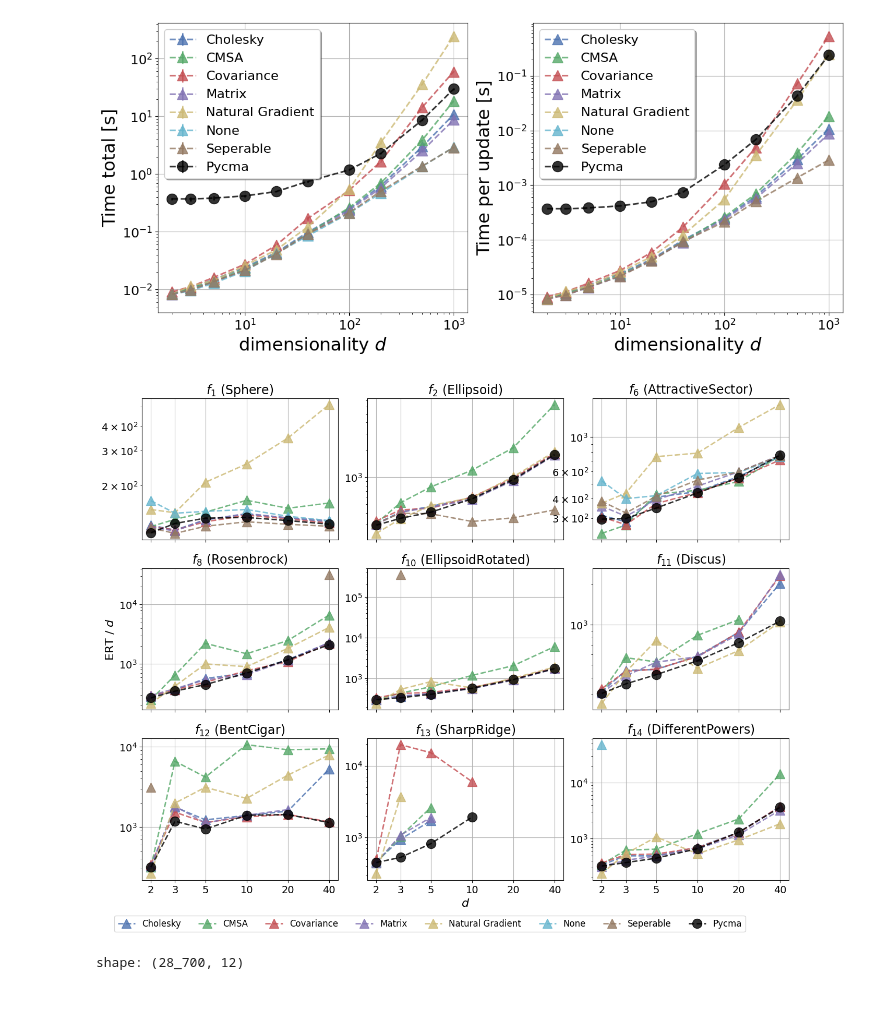
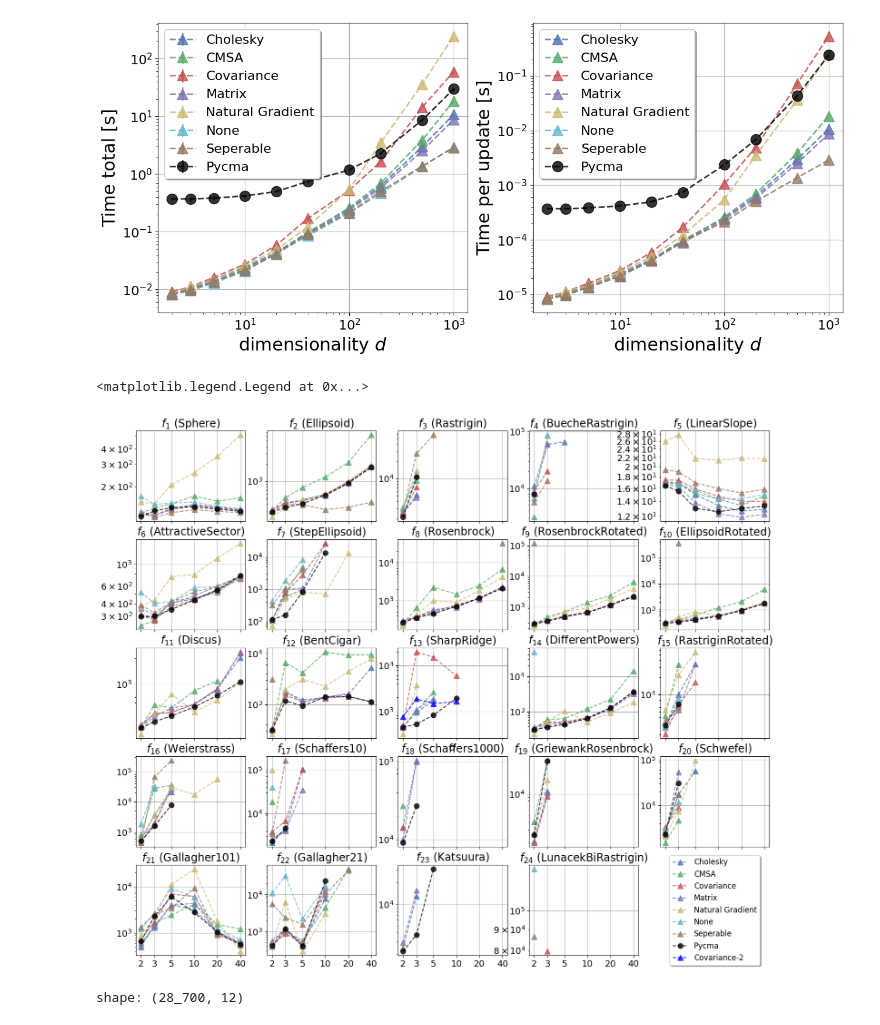
Before and after one commit to IOHprofiler/ModularCMAES, a Jupyter notebook: scripts/matrix/plots.ipynb, the cells around one changed output. Saved outputs shown, nothing was run; the diff lists cells and outputs as text; code cells hidden in the pictures.

```diff
--- a/scripts/matrix/plots.ipynb
+++ b/scripts/matrix/plots.ipynb
@@ -83,7 +83,8 @@ data_path = "/home/jacob/code/ModularCMAES/data"
 data_folders = [os.path.join(data_path, folder) for folder in os.listdir(data_path)]
 manager = DataManager()
 for folder in data_folders:
-    manager.add_folder(folder)
+    if os.path.isdir(folder):
+        manager.add_folder(folder)
 
 
 completed = manager.overview.group_by(["algorithm_name", "function_id", "dimension"]).len().filter(len=100)
@@ -107,13 +108,12 @@ def ert(runs, target = 1e-8):
 
 
 DIMS = np.array([2, 3, 5, 10, 20, 40, 100])
-# FUNCTIONS = np.array([1, 2, 6, 8, 9, 10])
+FUNCTIONS = np.arange(1, 25)
 
-FUNCTIONS = np.array([1, 2, 6, 8, 10, 11, 12, 13, 14])
-# completed_overview
+colormap['COVARIANCE-2'] = 'blue'
 
 
-f, axes = plt.subplots(3, 3, figsize=(16, 12), sharex='col', sharey=False)
+f, axes = plt.subplots(5, 5, figsize=(18, 15), sharex='col', sharey=False)
 
 for (fid, ax) in zip(FUNCTIONS, axes.ravel()):
     f_data = completed_overview.filter(function_id = fid)
@@ -124,41 +124,54 @@ for (fid, ax) in zip(FUNCTIONS, axes.ravel()):
         label = method.title().replace("_", " ") if method != "CMSA" else method
         marker = "^"
         if method == "pycma":
             marker = 'o'
         mask = np.isfinite(erts)
         ax.plot(
             DIMS[mask],
             erts[mask],
             label=label,
             marker=marker,
-            markersize=13,
+            markersize=8,
             linestyle='dashed',
             alpha=.8,
-            linewidth=2,
+            linewidth=1.5,
             color=color
         )
 
     ax.grid(which="both", axis='x')
     ax.grid(which="major", axis='y')
     ax.set_yscale("log", base=10)
     ax.set_xscale("log", base=2)
     ax.set_xticks(DIMS[:-1], DIMS[:-1])
     ax.tick_params(axis='both', which='both', labelsize=14)
 
     ax.set_title(f"$f_{{{fid}}}$ (" + f_data['function_name'][0] + ")", fontsize=17)
 
-    if fid == 8:
-        ax.set_ylabel("ERT / $d$", fontsize=16)
+    # if fid == 8:
+    #     ax.set_ylabel("ERT / $d$", fontsize=16)
 
-    if fid == 12:
-        ax.legend(ncol=8, fontsize=12, bbox_to_anchor=(3.1, -.22))
+    # if fid == 12:
+    #     ax.legend(ncol=8, fontsize=12, bbox_to_anchor=(3.1, -.22))
 
     if fid == 13:
         ax.set_xlabel(f"$d$", fontsize=16)
 
-f.subplots_adjust(wspace=.15)
+legend_ax = axes.ravel()[24]
+legend_ax.axis('off')
+
+handles, labels = axes.ravel()[0].get_legend_handles_labels()
+legend_ax.legend(
+    handles,
+    labels,
+    loc='center',
+    fontsize=12,
+    ncol=1,
+    fancybox=True,
+    shadow=True
+)
 # %% [output]
+<matplotlib.legend.Legend at 0x...>
-[figure, old version]
+[figure, new version]
 # %%
 completed_overview
 # %% [output]
```
Also changed, not shown: 6 other files.
